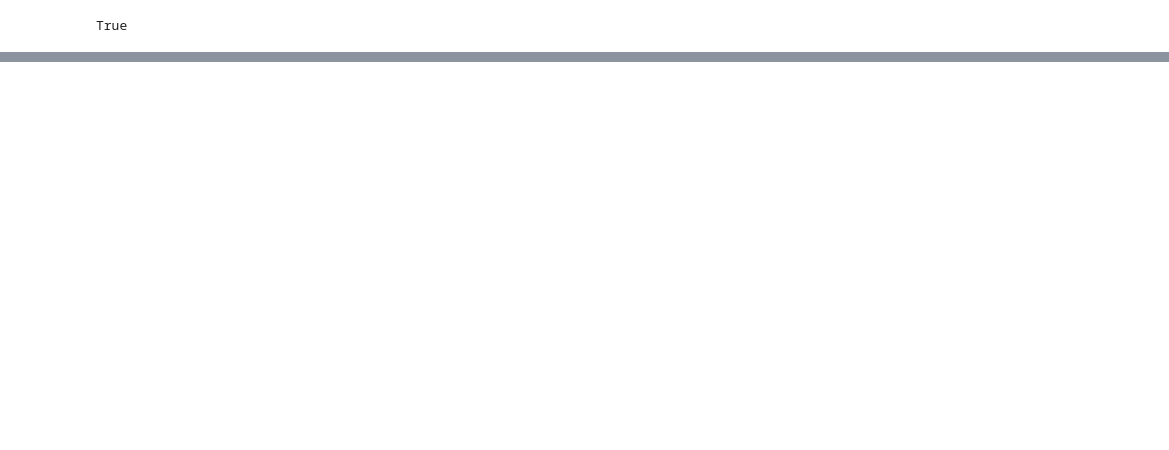
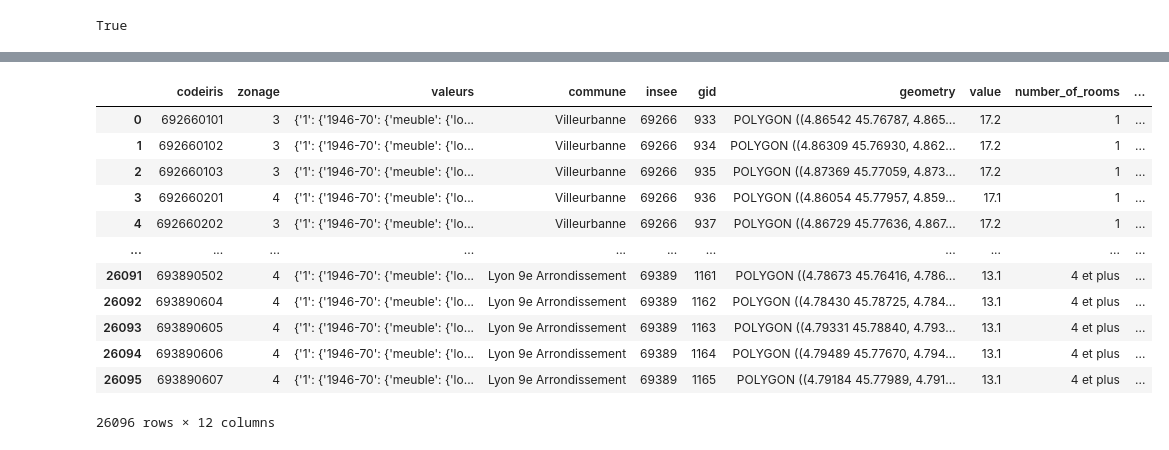
Before and after one commit to Lawiss/lyon_loyers_encadres, a Jupyter notebook: analysis.ipynb, the cells around one changed output, grey strips where cells are left out. Saved outputs shown, nothing was run; the diff lists cells and outputs as text; code cells hidden in the pictures; blank space fills up the shorter version.

```diff
--- a/analysis.ipynb
+++ b/analysis.ipynb
@@ -10,5 +22,5 @@ DATA_PATH = Path("/Users/luis/projects/lyon_loyers/data")
 # %%
-gdf = geopandas.read_file(DATA_PATH / "car_care.carencadrmtloyer_latest.json")
+gdf = geopandas.read_file(DATA_PATH / "data_clean.json")
 # %%
 gdf.info()
 # %% [output]
@@ -35,2 +71,5 @@ gdf = pd.concat((gdf, pd.json_normalize(gdf.valeurs.values.tolist())),axis=1)
 # %%
-gdf.columns
+melted_gdf = gdf.melt(
+    id_vars=gdf.columns[~gdf.columns.str.contains(r"1\.|2\.|3\.|4 et plus\.")],
+    value_vars=gdf.columns[gdf.columns.str.contains(r"1\.|2\.|3\.|4 et plus\.")],
+)
@@ -83,0 +107,24 @@ Length: 233, dtype: float64
+# %%
+clean_gdf = melted_gdf.drop(columns="variable").join(
+    pd.DataFrame(
+        melted_gdf.variable.str.split(".").tolist(),
+        columns=["number_of_rooms", "construction_year", "flat_type", "variable"],
+        index=melted_gdf.index,
+    )
+)
+# %%
+clean_gdf
+# %% [output]
+|  | codeiris | zonage | valeurs | commune | insee | gid | geometry | value | number_of_rooms | ... |
+| 0 | 692660101 | 3 | {'1': {'1946-70': {'meuble': {'lo... | Villeurbanne | 69266 | 933 | POLYGON ((4.86542 45.76787, 4.865... | 17.2 | 1 | ... |
+| 1 | 692660102 | 3 | {'1': {'1946-70': {'meuble': {'lo... | Villeurbanne | 69266 | 934 | POLYGON ((4.86309 45.76930, 4.862... | 17.2 | 1 | ... |
+| 2 | 692660103 | 3 | {'1': {'1946-70': {'meuble': {'lo... | Villeurbanne | 69266 | 935 | POLYGON ((4.87369 45.77059, 4.873... | 17.2 | 1 | ... |
+| 3 | 692660201 | 4 | {'1': {'1946-70': {'meuble': {'lo... | Villeurbanne | 69266 | 936 | POLYGON ((4.86054 45.77957, 4.859... | 17.1 | 1 | ... |
+| 4 | 692660202 | 3 | {'1': {'1946-70': {'meuble': {'lo... | Villeurbanne | 69266 | 937 | POLYGON ((4.86729 45.77636, 4.867... | 17.2 | 1 | ... |
+| ... | ... | ... | ... | ... | ... | ... | ... | ... | ... | ... |
+| 26091 | 693890502 | 4 | {'1': {'1946-70': {'meuble': {'lo... | Lyon 9e Arrondissement | 69389 | 1161 | POLYGON ((4.78673 45.76416, 4.786... | 13.1 | 4 et plus | ... |
+| 26092 | 693890604 | 4 | {'1': {'1946-70': {'meuble': {'lo... | Lyon 9e Arrondissement | 69389 | 1162 | POLYGON ((4.78430 45.78725, 4.784... | 13.1 | 4 et plus | ... |
+| 26093 | 693890605 | 4 | {'1': {'1946-70': {'meuble': {'lo... | Lyon 9e Arrondissement | 69389 | 1163 | POLYGON ((4.79331 45.78840, 4.793... | 13.1 | 4 et plus | ... |
+| 26094 | 693890606 | 4 | {'1': {'1946-70': {'meuble': {'lo... | Lyon 9e Arrondissement | 69389 | 1164 | POLYGON ((4.79489 45.77670, 4.794... | 13.1 | 4 et plus | ... |
+| 26095 | 693890607 | 4 | {'1': {'1946-70': {'meuble': {'lo... | Lyon 9e Arrondissement | 69389 | 1165 | POLYGON ((4.79184 45.77989, 4.791... | 13.1 | 4 et plus | ... |
+26096 rows × 12 columns
```
Also changed, not shown: parts of 20 cells of this notebook, 2 other files.
